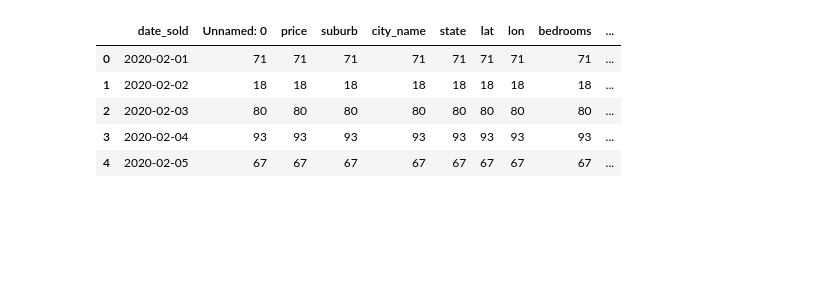
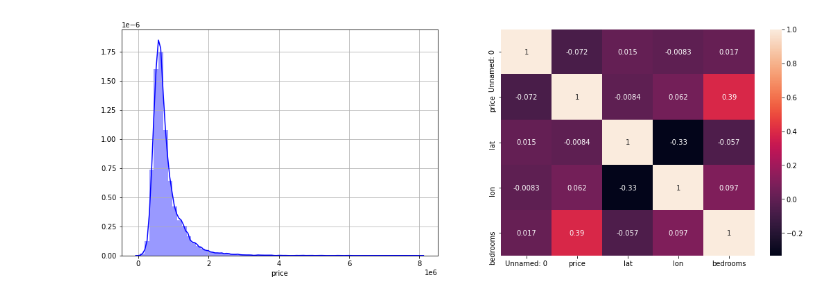
Before and after one commit to jeremychiaa/covid-victorian-real-estate, a Jupyter notebook: ppt_inco.ipynb, the cells around one changed output. Cells and saved outputs as stored; diff of their text form; code cells hidden in the pictures; blank space fills up the shorter version.

```diff
--- a/ppt_inco.ipynb
+++ b/ppt_inco.ipynb
@@ -110,12 +112,16 @@ The standard deviation of property price is: 435,507
 rm_index = ppt_df.loc[ppt_df.price < 5000]
 ppt_df = ppt_df.drop(rm_index.index)
-# %%
-ppt_by_date = ppt_df.groupby('date_sold').count().reset_index()
-ppt_by_date.head()
-# %% [output]
-|  | date_sold | Unnamed: 0 | price | suburb | city_name | state | lat | lon | bedrooms | ... |
-| 0 | 2020-02-01 | 71 | 71 | 71 | 71 | 71 | 71 | 71 | 71 | ... |
-| 1 | 2020-02-02 | 18 | 18 | 18 | 18 | 18 | 18 | 18 | 18 | ... |
-| 2 | 2020-02-03 | 80 | 80 | 80 | 80 | 80 | 80 | 80 | 80 | ... |
-| 3 | 2020-02-04 | 93 | 93 | 93 | 93 | 93 | 93 | 93 | 93 | ... |
-| 4 | 2020-02-05 | 67 | 67 | 67 | 67 | 67 | 67 | 67 | 67 | ... |
+# %%
+plt.figure(figsize=(18,6))
+
+plt.subplot(1, 2, 1)
+
+sns.distplot(ppt_df.price, bins = 60, color = 'blue');
+plt.grid()
+
+plt.subplot(1, 2, 2)
+sns.heatmap(ppt_df.corr(), annot=True);
+
+plt.show()
+# %% [output]
+[figure, added]
```
Also changed, not shown: parts of 32 cells of this notebook, 10 other files.
